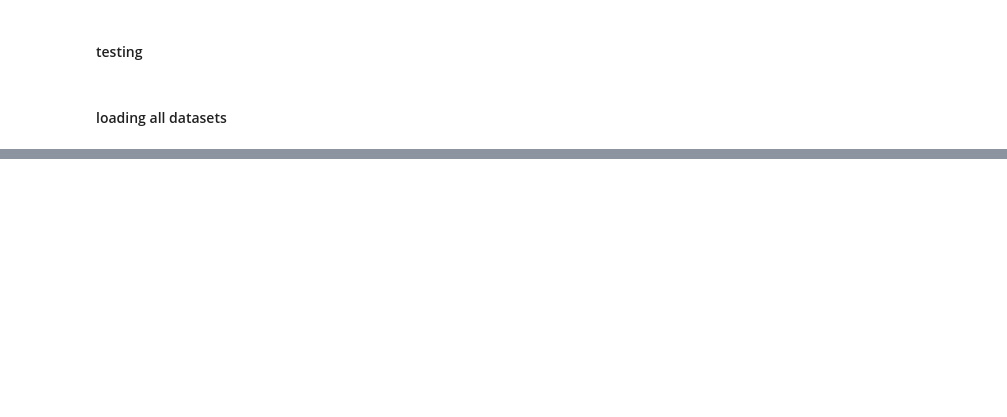
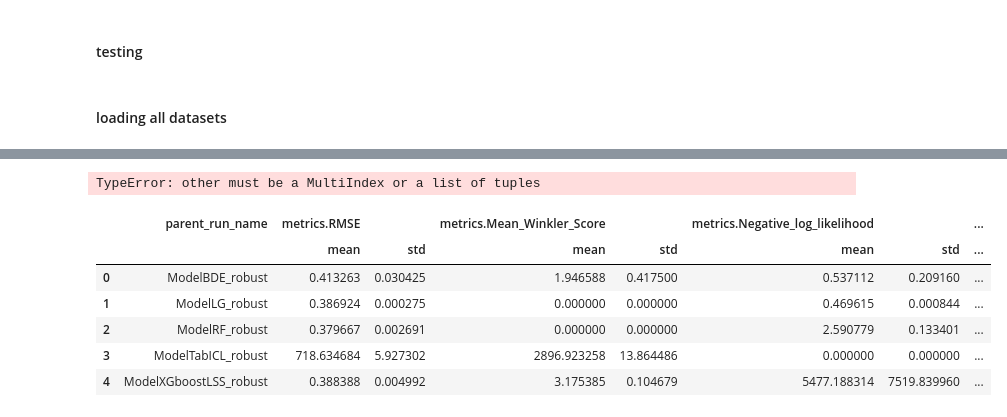
Before and after one commit to Kingmopser/BachelorsThesisCode, a Jupyter notebook: archive/examples/test.ipynb, the cells around one changed output, grey strips where cells are left out. Saved outputs shown, nothing was run; the diff lists cells and outputs as text; code cells hidden in the pictures; blank space fills up the shorter version.

```diff
--- a/archive/examples/test.ipynb
+++ b/archive/examples/test.ipynb
@@ -36,7 +62,7 @@ task_ids
 # %%
 dfs=pd.read_csv("/Users/kingmopser/BachelorThesis/BachelorsThesisCode/src/data/task_metadata_tabarena51.csv")
 
-characteristics=dfs.loc[dfs["name"].isin(["QSAR_fish_toxicity","QSAR-TID-11","wine_quality","healthcare_insurance_expenses","Another-Dataset-on-used-Fiat-50","miami_housing"]),:][["tid","name","NumberOfFeatures","target_feature","NumberOfFeatures","NumberOfInstances","NumberOfNumericFeatures","NumberOfSymbolicFeatures"]]
+characteristics=dfs.loc[dfs["name"].isin(["superconductivity","healthcare_insurance_expenses"]),:][["tid","name","NumberOfFeatures","target_feature","NumberOfFeatures","NumberOfInstances","NumberOfNumericFeatures","NumberOfSymbolicFeatures"]]
 table_df_latex=characteristics.to_latex(caption="Dataset characterstics including shape and dimensions.")
 
 with open("df_table.tex","w") as f:
@@ -154,0 +257,5 @@ for datasetname in tables:
+# %%
+df, exp_name = create_table("2","1b7fb705c8f1409588005c4f93b123e4","miami_housing")
+
+
+print(df)
@@ -154,0 +290,18 @@ for datasetname in tables:
+# %%
+df.fillna(value=0, inplace=True)
+# %%
+df["runtime"] = (pd.to_datetime(df["end_time"])-pd.to_datetime(df["start_time"])).dt.total_seconds()
+# %%
+df.groupby("parent_run_name")[["metrics.RMSE",'metrics.Mean_Winkler_Score', 'metrics.Negative_log_likelihood','metrics.Winkler_Coverage',"runtime"]].agg(['mean','std'])
+# %% [output]
+TypeError: other must be a MultiIndex or a list of tuples
+# %%
+df
+# %% [output]
+|  | parent_run_name | metrics.RMSE |  | metrics.Mean_Winkler_Score |  | metrics.Negative_log_likelihood |  | ... |
+|  |  | mean | std | mean | std | mean | std | ... |
+| 0 | ModelBDE_robust | 0.413263 | 0.030425 | 1.946588 | 0.417500 | 0.537112 | 0.209160 | ... |
+| 1 | ModelLG_robust | 0.386924 | 0.000275 | 0.000000 | 0.000000 | 0.469615 | 0.000844 | ... |
+| 2 | ModelRF_robust | 0.379667 | 0.002691 | 0.000000 | 0.000000 | 2.590779 | 0.133401 | ... |
+| 3 | ModelTabICL_robust | 718.634684 | 5.927302 | 2896.923258 | 13.864486 | 0.000000 | 0.000000 | ... |
+| 4 | ModelXGboostLSS_robust | 0.388388 | 0.004992 | 3.175385 | 0.104679 | 5477.188314 | 7519.839960 | ... |
```
Also changed, not shown: parts of 8 cells of this notebook, 5 other files.
